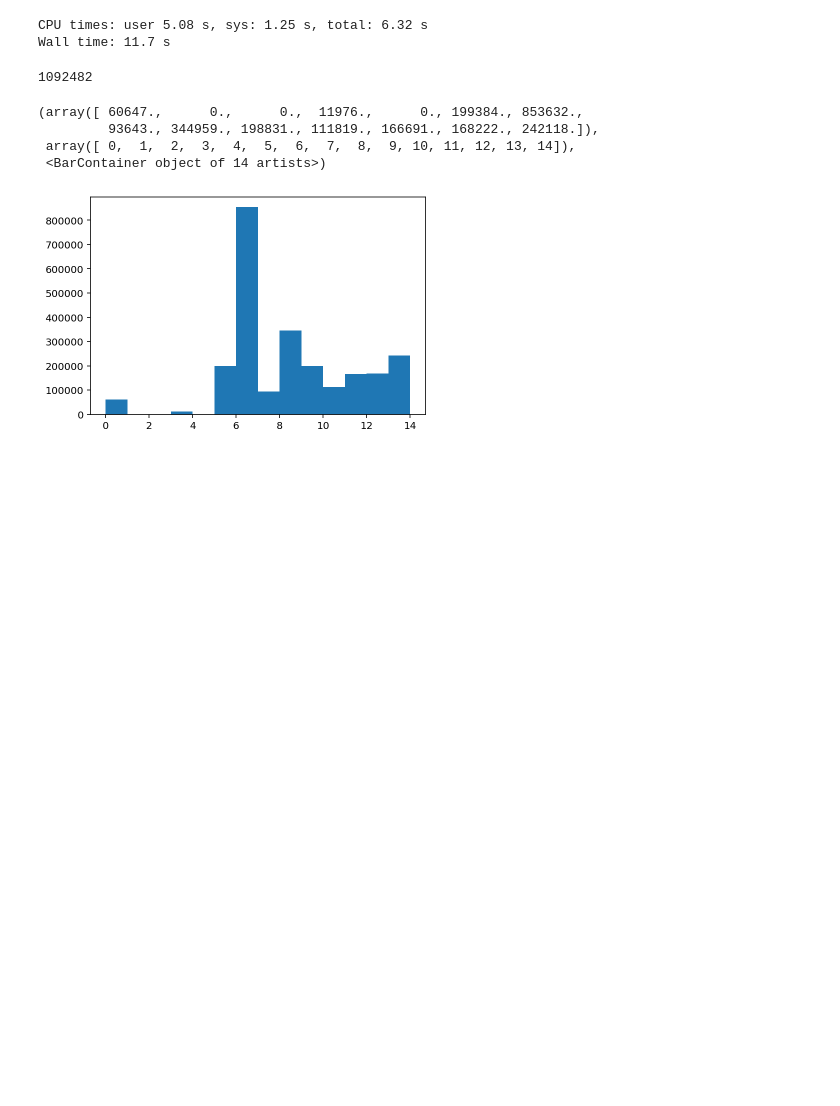
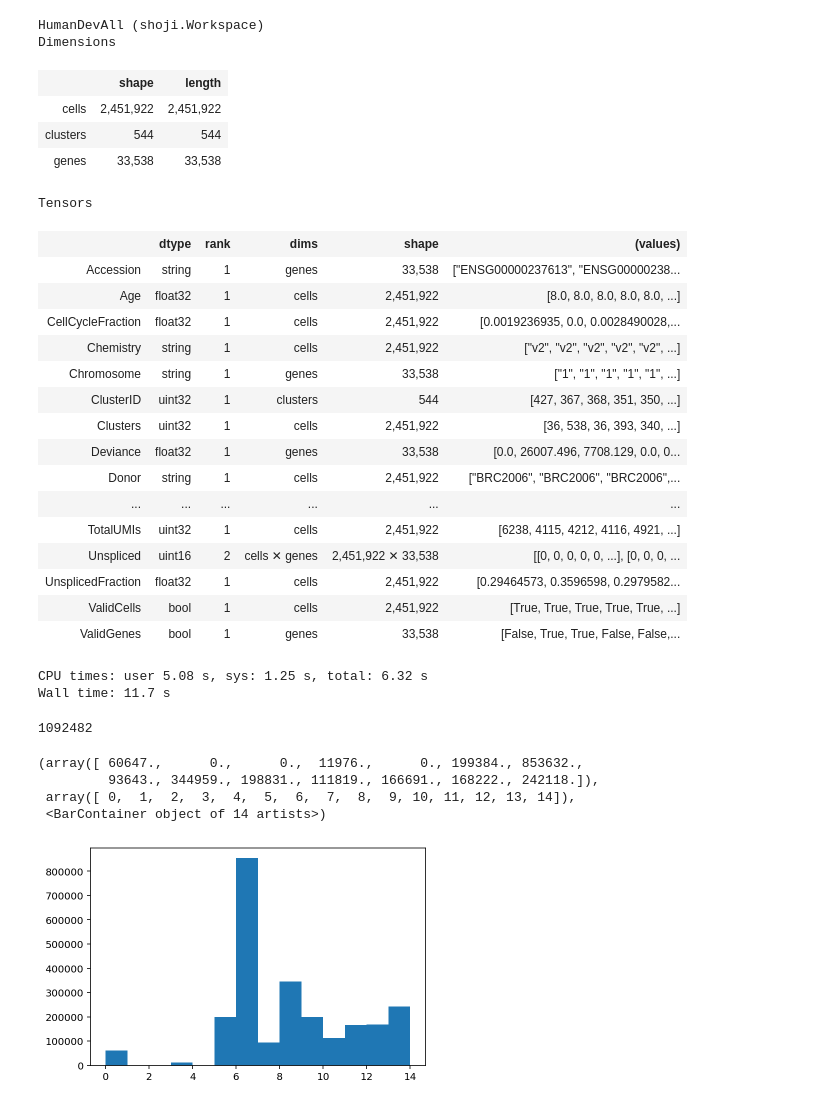
Before and after one commit to linnarsson-lab/shoji, a Jupyter notebook: notebooks/shoji.ipynb, the cells around one changed output. Cells and saved outputs as stored; diff of their text form; code cells hidden in the pictures; blank space fills up the shorter version.

```diff
--- a/notebooks/shoji.ipynb
+++ b/notebooks/shoji.ipynb
@@ -18,5 +21,31 @@ logging.basicConfig(stream=sys.stdout, format='%(asctime)s - %(levelname)s - %(m
 # %%
 db = shoji.connect()
+# %%
+db.builds.humandev_harmony.HumanDevAll
+# %% [output]
+HumanDevAll (shoji.Workspace)
+Dimensions
+|  | shape | length |
+| cells | 2,451,922 | 2,451,922 |
+| clusters | 544 | 544 |
+| genes | 33,538 | 33,538 |
+Tensors
+|  | dtype | rank | dims | shape | (values) |
+| Accession | string | 1 | genes | 33,538 | ["ENSG00000237613", "ENSG00000238... |
+| Age | float32 | 1 | cells | 2,451,922 | [8.0, 8.0, 8.0, 8.0, 8.0, ...] |
+| CellCycleFraction | float32 | 1 | cells | 2,451,922 | [0.0019236935, 0.0, 0.0028490028,... |
+| Chemistry | string | 1 | cells | 2,451,922 | ["v2", "v2", "v2", "v2", "v2", ...] |
+| Chromosome | string | 1 | genes | 33,538 | ["1", "1", "1", "1", "1", ...] |
+| ClusterID | uint32 | 1 | clusters | 544 | [427, 367, 368, 351, 350, ...] |
+| Clusters | uint32 | 1 | cells | 2,451,922 | [36, 538, 36, 393, 340, ...] |
+| Deviance | float32 | 1 | genes | 33,538 | [0.0, 26007.496, 7708.129, 0.0, 0... |
+| Donor | string | 1 | cells | 2,451,922 | ["BRC2006", "BRC2006", "BRC2006",... |
+| ... | ... | ... | ... | ... | ... |
+| TotalUMIs | uint32 | 1 | cells | 2,451,922 | [6238, 4115, 4212, 4116, 4921, ...] |
+| Unspliced | uint16 | 2 | cells ✕ genes | 2,451,922 ✕ 33,538 | [[0, 0, 0, 0, 0, ...], [0, 0, 0, ... |
+| UnsplicedFraction | float32 | 1 | cells | 2,451,922 | [0.29464573, 0.3596598, 0.2979582... |
+| ValidCells | bool | 1 | cells | 2,451,922 | [True, True, True, True, True, ...] |
+| ValidGenes | bool | 1 | genes | 33,538 | [False, True, True, False, False,... |
 # %%
 %%time
 x = db.samples.TenX89_1.Expression[:]
```
Also changed, not shown: parts of 1 cell of this notebook, 2 other files.
